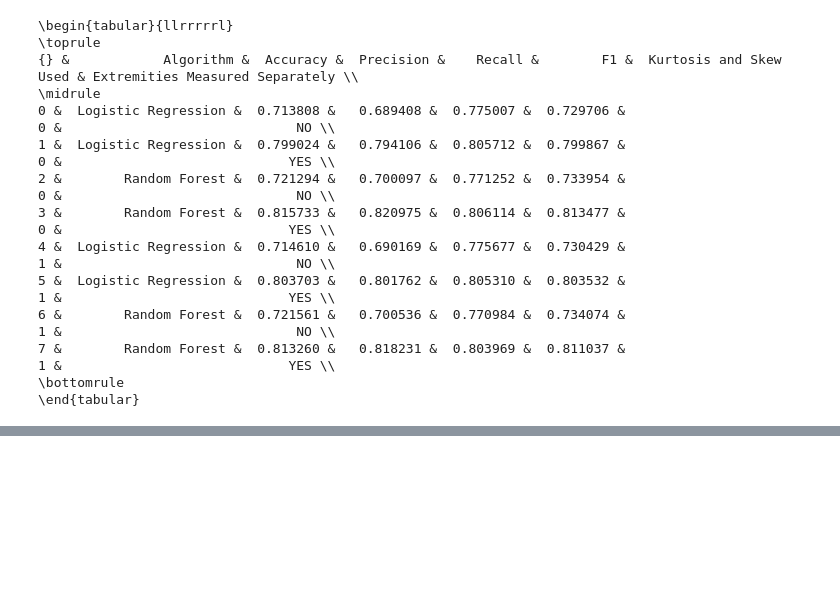
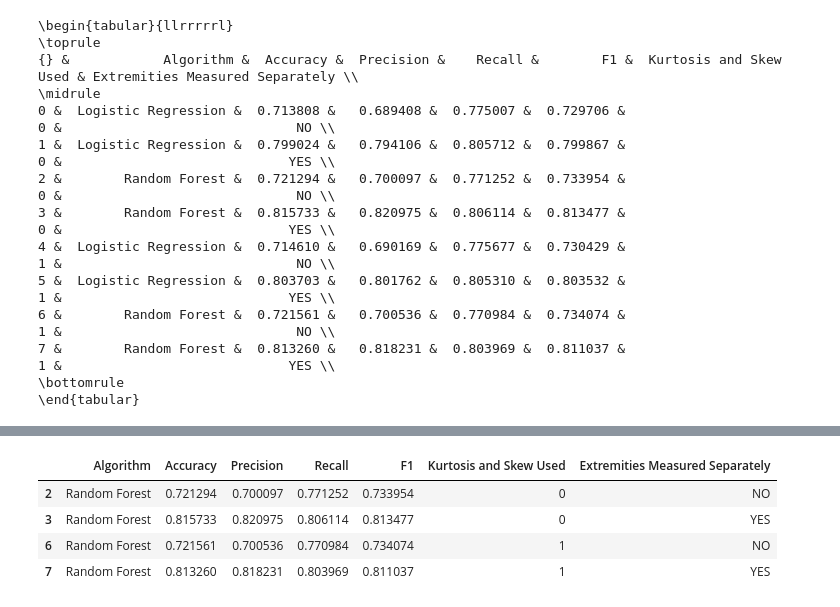
Before and after one commit to bhattacharjee/RansomFoRRT, a Jupyter notebook: iteration_1.2/Iteration-1.2-extremity-vs-non-extremity.ipynb, the cells around one changed output, grey strips where cells are left out. Cells and saved outputs as stored; diff of their text form; code cells hidden in the pictures; blank space fills up the shorter version.

```diff
--- a/iteration_1.2/Iteration-1.2-extremity-vs-non-extremity.ipynb
+++ b/iteration_1.2/Iteration-1.2-extremity-vs-non-extremity.ipynb
@@ -644,0 +653,8 @@ df_final.to_csv("extremity-kurtosis-skew-measured.csv")
+# %%
+df_final[df_final["Algorithm"] != "Logistic Regression"]
+# %% [output]
+|  | Algorithm | Accuracy | Precision | Recall | F1 | Kurtosis and Skew Used | Extremities Measured Separately |
+| 2 | Random Forest | 0.721294 | 0.700097 | 0.771252 | 0.733954 | 0 | NO |
+| 3 | Random Forest | 0.815733 | 0.820975 | 0.806114 | 0.813477 | 0 | YES |
+| 6 | Random Forest | 0.721561 | 0.700536 | 0.770984 | 0.734074 | 1 | NO |
+| 7 | Random Forest | 0.813260 | 0.818231 | 0.803969 | 0.811037 | 1 | YES |
```
Also changed, not shown: parts of 1 cell of this notebook.
